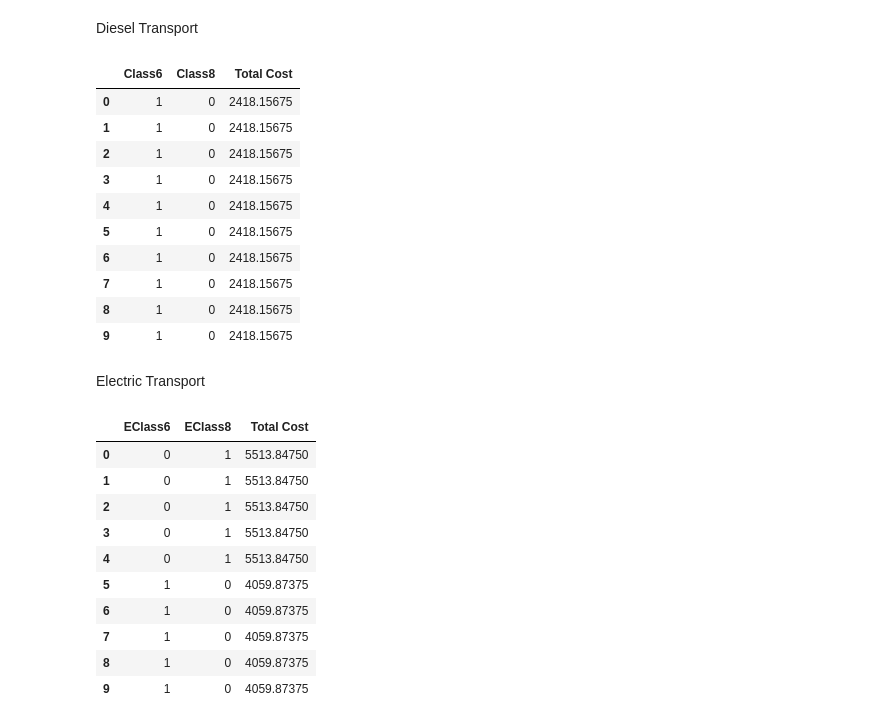
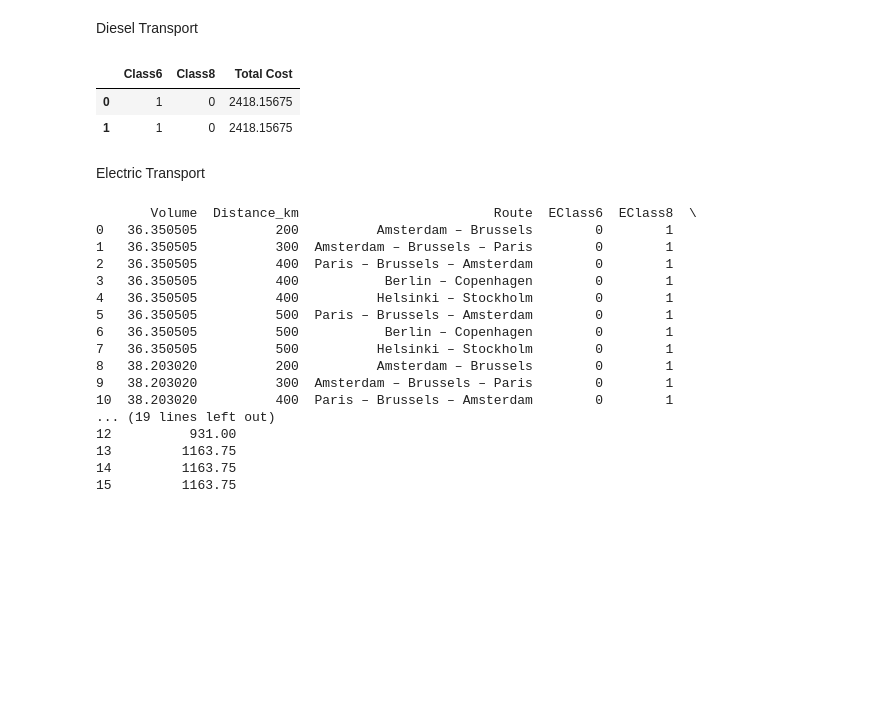
Before and after one commit to biekeleenknegt/SCM_GW, a Jupyter notebook: FULL_CODE.ipynb, the cells around one changed output. Cells and saved outputs as stored; diff of their text form; code cells hidden in the pictures; blank space fills up the shorter version.

```diff
--- a/FULL_CODE.ipynb
+++ b/FULL_CODE.ipynb
@@ -1819,7 +1819,7 @@ capacity_Class6 = 50
 capacity_Class8 = 100
 
 #Volumes to shipped based on the volumes of prepacks (this is from other group)
-volumes = [41.50656, 37.30, 33.00, 30.14, 31.23, 26.92, 25.86, 27.13, 24.23, 23.92]
+volumes = [36.350505, 38.20302]
 
 #Fuel prices and efficiencies
 fuel_price = 1.56  # per liter based on the average of our locations
@@ -1832,41 +1832,33 @@ def calculate_combination_costs(volume):
 
     # Try all combinations
     for num_Class8 in range(int(volume // capacity_Class8) + 2):
         for num_Class6 in range(int(volume // capacity_Class6) + 2):
             total_capacity = num_Class8 * capacity_Class8 + num_Class6 * capacity_Class6
             if total_capacity >= volume:
                 # Base costs
                 base_cost_Class6 = num_Class6 * cost_per_km_Class6 * distance_km
                 base_cost_Class8 = num_Class8 * cost_per_km_Class8 * distance_km
 
                 # Fuel costs
                 fuel_cost_class6 = distance_km * (1 / efficiency_Class6) * fuel_price * num_Class6
                 fuel_cost_class8 = distance_km * (1 / efficiency_Class8) * fuel_price * num_Class8
                 # Total costs
                 total_cost =  base_cost_Class6 + base_cost_Class8  + fuel_cost_class6 + fuel_cost_class8
                 if total_cost < best_cost:
                     best_cost = total_cost
                     best_combination = ( num_Class6, num_Class8, total_cost)
 
     return best_combination
 
 
 #Applies the function to each shipment volume in the list
 combination_costs = [calculate_combination_costs(volume) for volume in volumes]
 combination_costs = pd.DataFrame(combination_costs, columns=[ 'Class6', 'Class8', 'Total Cost'])
 combination_costs
 # %% [output]
 |  | Class6 | Class8 | Total Cost |
 | 0 | 1 | 0 | 2418.15675 |
 | 1 | 1 | 0 | 2418.15675 |
-| 2 | 1 | 0 | 2418.15675 |
-| 3 | 1 | 0 | 2418.15675 |
-| 4 | 1 | 0 | 2418.15675 |
-| 5 | 1 | 0 | 2418.15675 |
-| 6 | 1 | 0 | 2418.15675 |
-| 7 | 1 | 0 | 2418.15675 |
-| 8 | 1 | 0 | 2418.15675 |
-| 9 | 1 | 0 | 2418.15675 |
 # %% [markdown]
 Electric Transport
 # %%
@@ -1879,13 +1871,20 @@ import pandas as pd
 cost_per_km_EClass6 = 0.16 + 0.18 + 0.08 + 0.24375
 cost_per_km_EClass8 = 0.12 + 0.35 + 0.07 + 0.4375
 distance_km = 2369
+routes_by_distance = {
+    200: ["Amsterdam – Brussels"],
+    300: ["Amsterdam – Brussels – Paris"],
+    400: ["Paris – Brussels – Amsterdam", "Berlin – Copenhagen", "Helsinki – Stockholm"],
+    500: ["Paris – Brussels – Amsterdam", "Berlin – Copenhagen", "Helsinki – Stockholm"]
+}
+
 
 #Truck capacities
 capacity_EClass6 = 30
 capacity_EClass8 = 65
 
 #Volumes to shipped based on the volumes of prepacks (this is from other group)
-volumes = [41.50656, 37.30, 33.00, 30.14, 31.23, 26.92, 25.86, 27.13, 24.23, 23.92]
+volumes = [36.350505, 38.20302]
 
 #Charging cost
 charge_price = 0.75 # cost per kWh fpr fast charging
@@ -1902,7 +1901,7 @@ range_EClass8 = 600
 battery_EClass6 = 6
 battery_EClass8 = 8
 
-def calculate_combination_costs(volume):
+def calculate_combination_costs(volume, distance_km):
     best_cost = float('inf')
     best_combination = None
 
@@ -1933,20 +1932,43 @@ def calculate_combination_costs(volume):
 
     return best_combination
 
+results = []
+for volume in volumes:
+    for distance, route_list in routes_by_distance.items():
+        for route in route_list:
+            num_EClass6, num_EClass8, total_cost = calculate_combination_costs(volume, distance)
+            results.append({
+                "Volume": volume,
+                "Distance_km": distance,
+                "Route": route,
+                "EClass6": num_EClass6,
+                "EClass8": num_EClass8,
+                "Total Cost (€)": round(total_cost, 2)
+            })
 
 #Applies the function to each shipment volume in the list
-combination_costs = [calculate_combination_costs(volume) for volume in volumes]
+combination_costs = [calculate_combination_costs(volume, distance_km) for volume in volumes]
 combination_costs = pd.DataFrame(combination_costs, columns=['EClass6', 'EClass8', 'Total Cost'])
 combination_costs
+
+#Create DataFrame
+df = pd.DataFrame(results)
+print(df)
 # %% [output]
-|  | EClass6 | EClass8 | Total Cost |
-| 0 | 0 | 1 | 5513.84750 |
-| 1 | 0 | 1 | 5513.84750 |
-| 2 | 0 | 1 | 5513.84750 |
-| 3 | 0 | 1 | 5513.84750 |
-| 4 | 0 | 1 | 5513.84750 |
-| 5 | 1 | 0 | 4059.87375 |
-| 6 | 1 | 0 | 4059.87375 |
-| 7 | 1 | 0 | 4059.87375 |
-| 8 | 1 | 0 | 4059.87375 |
-| 9 | 1 | 0 | 4059.87375 |
+       Volume  Distance_km                         Route  EClass6  EClass8  \
+0   36.350505          200          Amsterdam – Brussels        0        1
+1   36.350505          300  Amsterdam – Brussels – Paris        0        1
+2   36.350505          400  Paris – Brussels – Amsterdam        0        1
+3   36.350505          400           Berlin – Copenhagen        0        1
+4   36.350505          400          Helsinki – Stockholm        0        1
+5   36.350505          500  Paris – Brussels – Amsterdam        0        1
+6   36.350505          500           Berlin – Copenhagen        0        1
+7   36.350505          500          Helsinki – Stockholm        0        1
+8   38.203020          200          Amsterdam – Brussels        0        1
+9   38.203020          300  Amsterdam – Brussels – Paris        0        1
+10  38.203020          400  Paris – Brussels – Amsterdam        0        1
+... (19 lines left out)
+12          931.00
+13         1163.75
+14         1163.75
+15         1163.75
```
